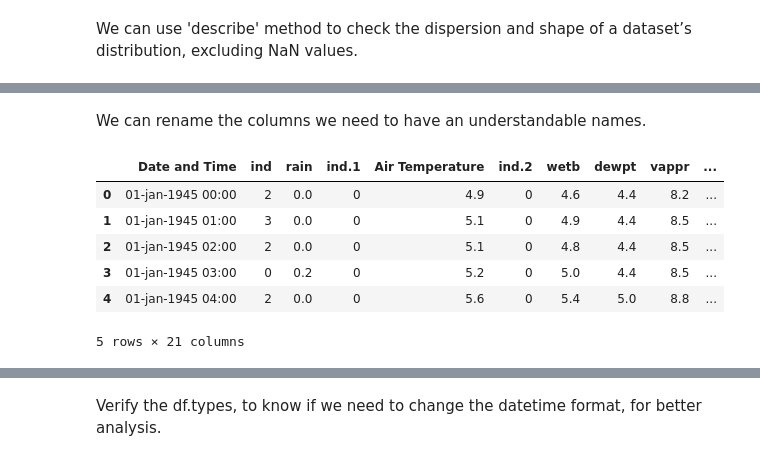
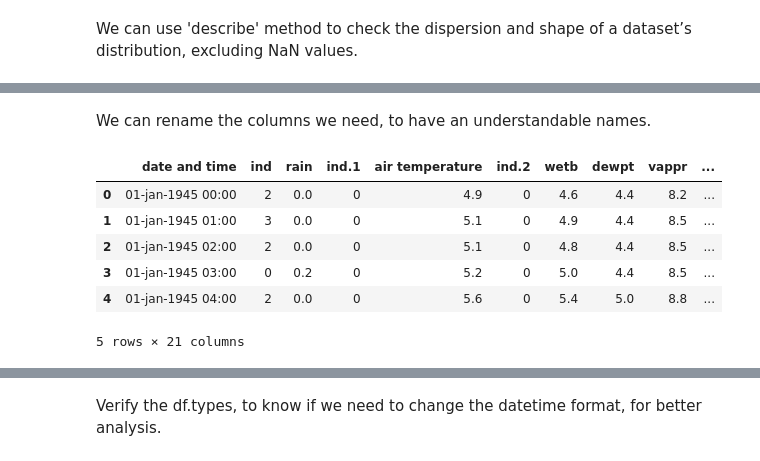
Before and after one commit to tanyasanjuan/pfda-project, a Jupyter notebook: wind.ipynb, the cells around one changed output, grey strips where cells are left out. Drawn from its saved outputs; the diff is of its cells as text; code cells hidden in the pictures.

```diff
--- a/wind.ipynb
+++ b/wind.ipynb
@@ -86,20 +86,20 @@ df.describe()
 | 75% | 2.000000 | 0.000000 | 0.000000 | 13.200000 | 0.000000 | 11.600000 | 10.000000 | 1022.200000 | 2.000000 | 14.000000 | 2.000000 | ... |
 | max | 6.000000 | 26.500000 | 2.000000 | 29.100000 | 6.000000 | 22.200000 | 20.500000 | 1048.700000 | 6.000000 | 46.000000 | 7.000000 | ... |
 # %% [markdown]
-We can rename the columns we need to have an understandable names.
+We can rename the columns we need, to have an understandable names.
 # %%
 # rename the columns
 
 df = df.rename(columns={
-    'date': 'Date and Time',
-    'temp': 'Air Temperature',
-    'wdsp': 'Mean Wind Speed',
-    'wddir': 'Wind Direction',
-    'ww': 'Present weather',
-    'w': 'Past Weather'})
+    'date': 'date and time',
+    'temp': 'air temperature',
+    'wdsp': 'mean wind speed',
+    'wddir': 'wind direction',
+    'ww': 'present weather',
+    'w': 'past weather'})
 df.head()
 # %% [output]
-|  | Date and Time | ind | rain | ind.1 | Air Temperature | ind.2 | wetb | dewpt | vappr | ... |
+|  | date and time | ind | rain | ind.1 | air temperature | ind.2 | wetb | dewpt | vappr | ... |
 | 0 | 01-jan-1945 00:00 | 2 | 0.0 | 0 | 4.9 | 0 | 4.6 | 4.4 | 8.2 | ... |
 | 1 | 01-jan-1945 01:00 | 3 | 0.0 | 0 | 5.1 | 0 | 4.9 | 4.4 | 8.5 | ... |
 | 2 | 01-jan-1945 02:00 | 2 | 0.0 | 0 | 5.1 | 0 | 4.8 | 4.4 | 8.5 | ... |
```
Also changed, not shown: parts of 11 cells of this notebook.
